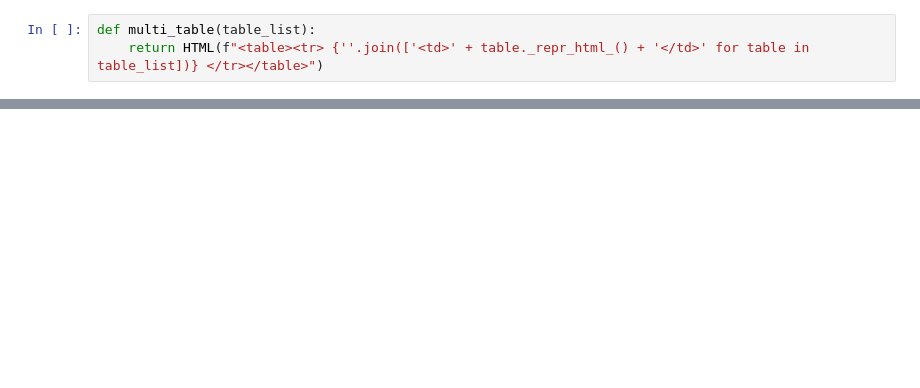
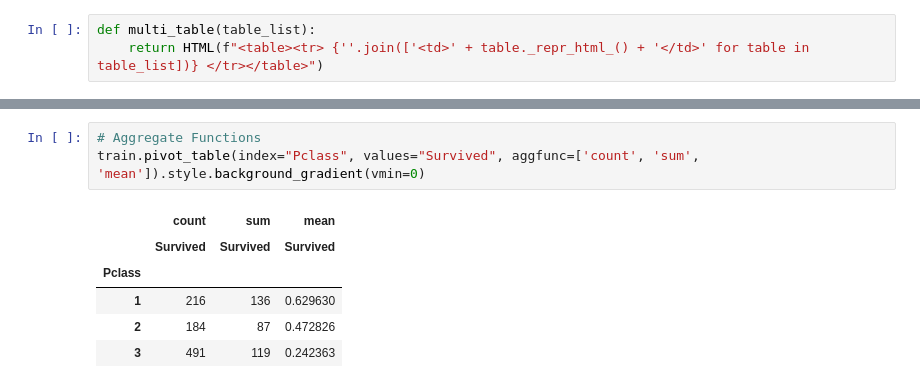
Before and after one commit to avikothari84/Binary-Classification, a Jupyter notebook: BinaryClassification/Titanic/main.ipynb, the cells around one changed output, grey strips where cells are left out. Drawn from its saved outputs; the diff is of its cells as text; blank space fills up the shorter version.

```diff
--- a/BinaryClassification/Titanic/main.ipynb
+++ b/BinaryClassification/Titanic/main.ipynb
@@ -109,0 +125,10 @@ Name: Embarked, Length: 891, dtype: object
+# %%
+# Aggregate Functions
+train.pivot_table(index="Pclass", values="Survived", aggfunc=['count', 'sum', 'mean']).style.background_gradient(vmin=0)
+# %% [output]
+|  | count | sum | mean |
+|  | Survived | Survived | Survived |
+| Pclass |  |  |  |
+| 1 | 216 | 136 | 0.629630 |
+| 2 | 184 | 87 | 0.472826 |
+| 3 | 491 | 119 | 0.242363 |
```
Also changed, not shown: parts of 23 cells of this notebook.
